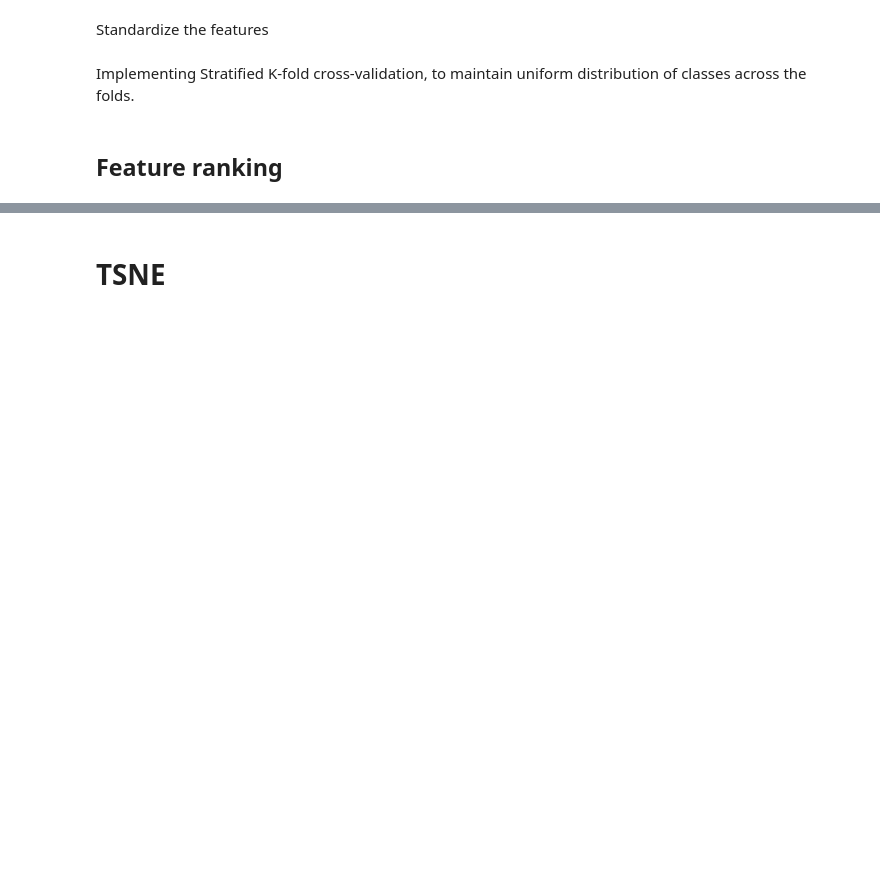
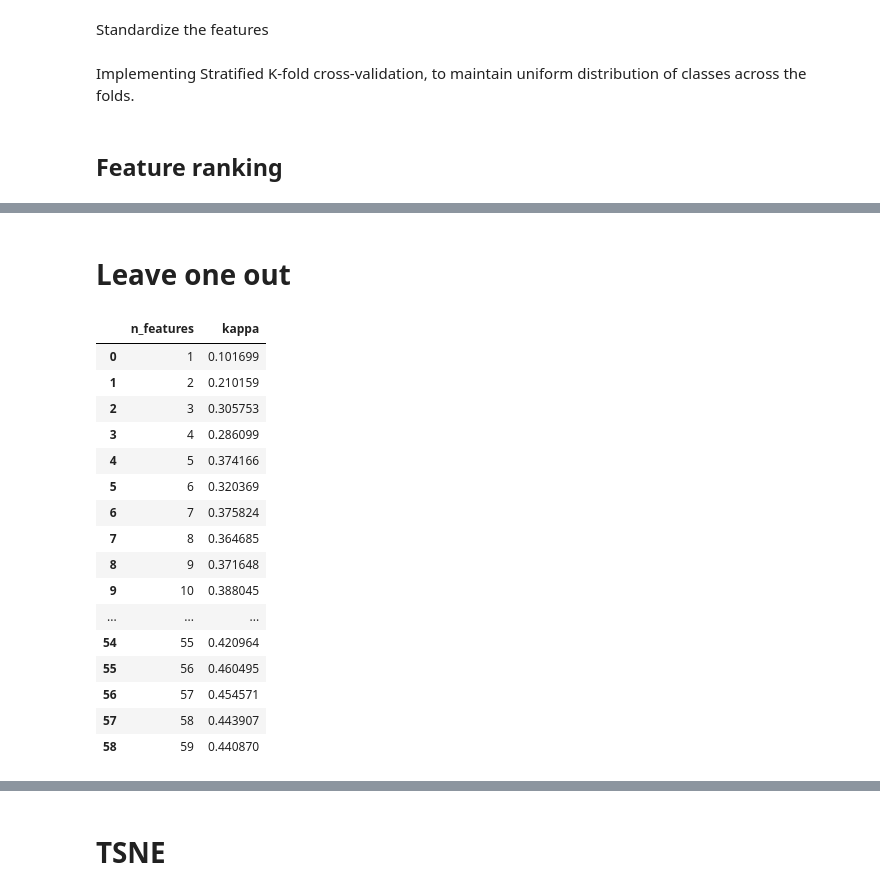
Before and after one commit to annotatorB/schubert_dances, a Jupyter notebook: Classification.ipynb, the cells around one changed output, grey strips where cells are left out. Drawn from its saved outputs; the diff is of its cells as text; code cells hidden in the pictures; blank space fills up the shorter version.

```diff
--- a/Classification.ipynb
+++ b/Classification.ipynb
@@ -118,10 +125,9 @@ for train_index, test_index in kf.split(feature_matrix_scaled, labels):
     features_train, features_test = feature_matrix_scaled[train_index], feature_matrix_scaled[test_index]
     labels_train, labels_test = labels[train_index], labels[test_index]
 
-    #clf = svm.SVC(gamma='scale', C=100, decision_function_shape='ovr')
-    #clf.fit(features_train, labels_train)
 
-    clf = ensemble.RandomForestClassifier(n_estimators=100, criterion='entropy', max_depth=None, min_samples_split=2, min_samples_leaf=1, min_weight_fraction_leaf=0.0, max_features= 'auto', bootstrap=True, random_state=32)
+
+    clf = ensemble.RandomForestClassifier(n_estimators=100, criterion='entropy', max_depth=None, min_samples_split=2, min_samples_leaf=1, min_weight_fraction_leaf=0.0, class_weight = 'balanced_subsample', max_features= 'auto', bootstrap=True, random_state=32)
     clf.fit(features_train, labels_train)
     labels_predicted = clf.predict(features_test)
 
@@ -152,8 +158,8 @@ global_confusion = np.around(global_confusion, decimals=2)
 # %% [markdown]
 ## Feature ranking
 # %%
-top_features = pd.DataFrame(np.array([feature_importance, feature_importance_errors]).transpose(), index = selected_features, columns = ['importance', 'CI']).sort_values(by = 'importance', ascending = False)
-top_features = top_features[top_features.importance >.02]
+feature_ranking = pd.DataFrame(np.array([feature_importance, feature_importance_errors]).transpose(), index = selected_features, columns = ['importance', 'CI']).sort_values(by = 'importance', ascending = False)
+top_features = feature_ranking[feature_ranking.importance >.02]
 # %%
 fig = go.Figure()
 fig.add_trace(go.Bar(
@@ -184,0 +191,68 @@ The mean Cohen's Kappa score over the 10-fold cross validation is 0.443926925150
+# %% [markdown]
+# Leave one out
+# %%
+performance = []
+for x in range(1, 60):
+    feature_matrix = features[feature_ranking.iloc[:x].index].to_numpy()
+    #feature_matrix = features.drop(columns=['dance', 'dance_num_label', 'path', 'gt_mode', 'id', 'D', 'no']).to_numpy()
+    labels = features[['dance_num_label']].to_numpy()
+    labels = np.ravel(labels)
+
+    scaler = StandardScaler()
+    scaler.fit(feature_matrix)
+    feature_matrix_scaled = scaler.transform(feature_matrix)
+
+    n_splits_one = len(labels)
+
+    kf = KFold(n_splits=n_splits_one, shuffle=True)
+
+    n_classes = len(np.unique(labels))
+    predicted = []
+    true = []
+
+
+    for train_index, test_index in kf.split(feature_matrix_scaled, labels):
+        features_train, features_test = feature_matrix_scaled[train_index], feature_matrix_scaled[test_index]
+        labels_train, labels_test = labels[train_index], labels[test_index]
+
+        #clf = svm.SVC(gamma='scale', C=100, decision_function_shape='ovr')
+        #clf.fit(features_train, labels_train)
+
+        clf = ensemble.RandomForestClassifier(n_estimators=50, criterion='entropy', max_depth=None, min_samples_split=2, min_samples_leaf=1, min_weight_fraction_leaf=0.0, max_features= 'auto', bootstrap=True)
+        clf.fit(features_train, labels_train)
+        labels_predicted = clf.predict(features_test)
+
+        predicted += [labels_predicted]
+        true += [labels_test]
+
+
+    cm = confusion_matrix(true, predicted)
+    cm = cm.astype('float') / cm.sum(axis=1)[:, np.newaxis] # Normalize confusion map
+    cm = np.around(cm, decimals=2)
+
+
+    #Cohen's Kappa score
+    kappa_one = cohen_kappa_score(true, predicted)
+    performance += [(x, kappa_one)]
+
+performance = pd.DataFrame(performance, columns = ['n_features', 'kappa'])
+optimal_n_features = performance[performance.kappa == performance.kappa.max()].n_features
+performance
+# %% [output]
+|  | n_features | kappa |
+| 0 | 1 | 0.101699 |
+| 1 | 2 | 0.210159 |
+| 2 | 3 | 0.305753 |
+| 3 | 4 | 0.286099 |
+| 4 | 5 | 0.374166 |
+| 5 | 6 | 0.320369 |
+| 6 | 7 | 0.375824 |
+| 7 | 8 | 0.364685 |
+| 8 | 9 | 0.371648 |
+| 9 | 10 | 0.388045 |
+| ... | ... | ... |
+| 54 | 55 | 0.420964 |
+| 55 | 56 | 0.460495 |
+| 56 | 57 | 0.454571 |
+| 57 | 58 | 0.443907 |
+| 58 | 59 | 0.440870 |
```
Also changed, not shown: parts of 10 cells of this notebook.
